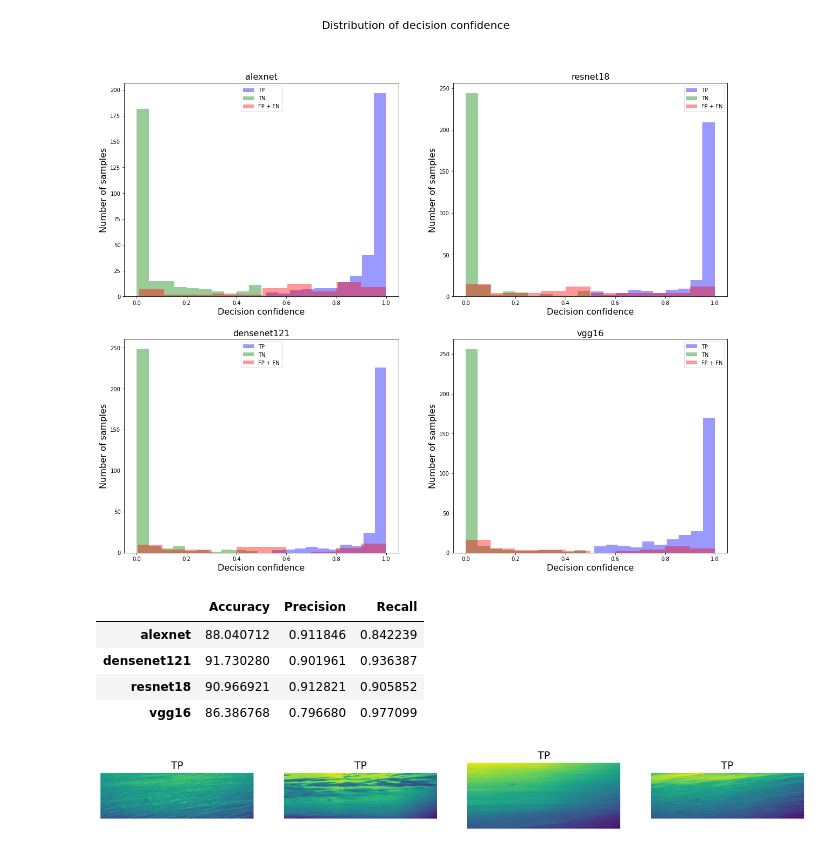
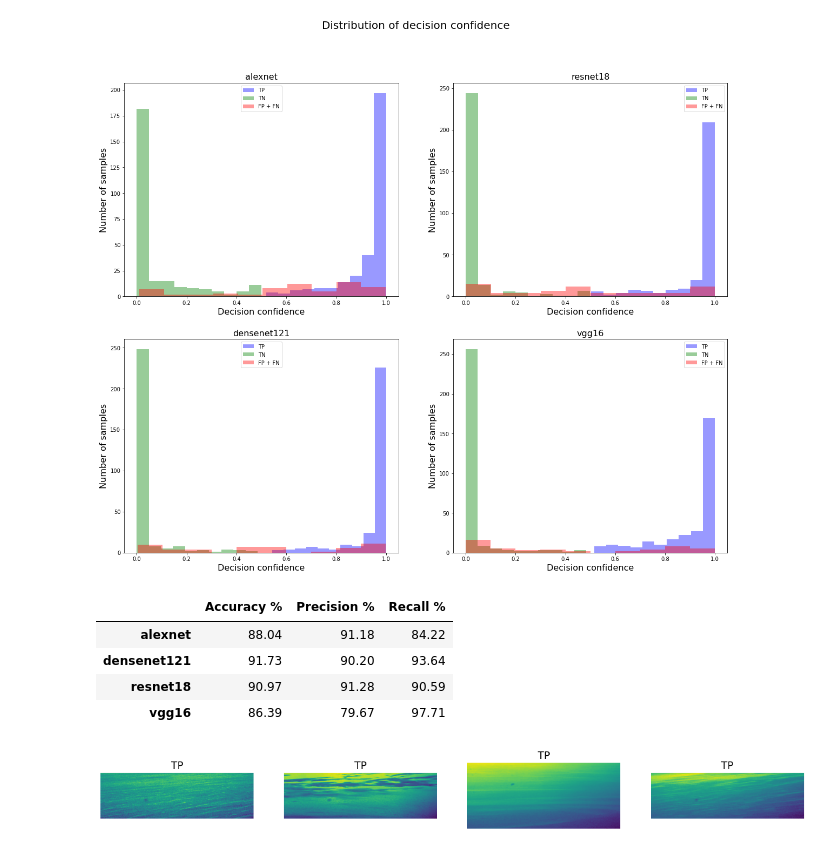
Before and after one commit to gojkoc54/ML_ECOL_project, a Jupyter notebook: src/cnn_results_visualization.ipynb, the cells around one changed output. Saved outputs shown, nothing was run; the diff lists cells and outputs as text; code cells hidden in the pictures.

Commit message:
changed all test metrics to %

```diff
--- a/src/cnn_results_visualization.ipynb
+++ b/src/cnn_results_visualization.ipynb
@@ -9,8 +9,14 @@ import matplotlib
 plt.rcParams['axes.labelsize'] = 16
 plt.rcParams['axes.titlesize'] = 16
 # %%
-CHECKPOINTS_PATH = '/Users/gojkoc54/GOJKO/EPFL/courses/CS433_Machine_Learning/ECOL_project/checkpoints'
-DATA_PATH = '/Users/gojkoc54/GOJKO/EPFL/courses/CS433_Machine_Learning/ECOL_project/data/labeled_data'
+CHECKPOINTS_PATH = os.path.join(
+    '/Users/gojkoc54/GOJKO/EPFL/courses',
+    'CS433_Machine_Learning/ECOL_project/checkpoints'
+    )
+DATA_PATH = os.path.join(
+    '/Users/gojkoc54/GOJKO/EPFL/courses',
+    'CS433_Machine_Learning/ECOL_project/data/labeled_data'
+    )
 
 MODEL_METRICS_DICT = {
     'alexnet': 'alexnet/alexnet_metrics_per_epoch.pt',
@@ -123,24 +129,30 @@ plt.show()
 # %%
 import pandas as pd
 
 dict_for_df = {}
 for i, (model_name, metrics_path) in enumerate(TEST_METRICS_PATHS_DICT.items()):
     curr_metrics = torch.load(metrics_path)
 
     dict_for_df[model_name] = {}
-    dict_for_df[model_name]['Accuracy'] = curr_metrics.get_accuracy()
-    dict_for_df[model_name]['Precision'] = curr_metrics.get_precision()
-    dict_for_df[model_name]['Recall'] = curr_metrics.get_recall()
+    dict_for_df[model_name]['Accuracy %'] = np.round(
+        curr_metrics.get_accuracy(), 2
+        )
+    dict_for_df[model_name]['Precision %'] = np.round(
+        100 * curr_metrics.get_precision(), 2
+        )
+    dict_for_df[model_name]['Recall %'] = np.round(
+        100 * curr_metrics.get_recall(), 2
+        )
 
 test_results_df = pd.DataFrame.from_dict(dict_for_df).transpose()
 
 test_results_df
 # %% [output]
-|  | Accuracy | Precision | Recall |
-| alexnet | 88.040712 | 0.911846 | 0.842239 |
-| densenet121 | 91.730280 | 0.901961 | 0.936387 |
-| resnet18 | 90.966921 | 0.912821 | 0.905852 |
-| vgg16 | 86.386768 | 0.796680 | 0.977099 |
+|  | Accuracy % | Precision % | Recall % |
+| alexnet | 88.04 | 91.18 | 84.22 |
+| densenet121 | 91.73 | 90.20 | 93.64 |
+| resnet18 | 90.97 | 91.28 | 90.59 |
+| vgg16 | 86.39 | 79.67 | 97.71 |
 # %%
 NUM_EXAMPLES = 4
 
```
Also changed, not shown: 1 other file.
